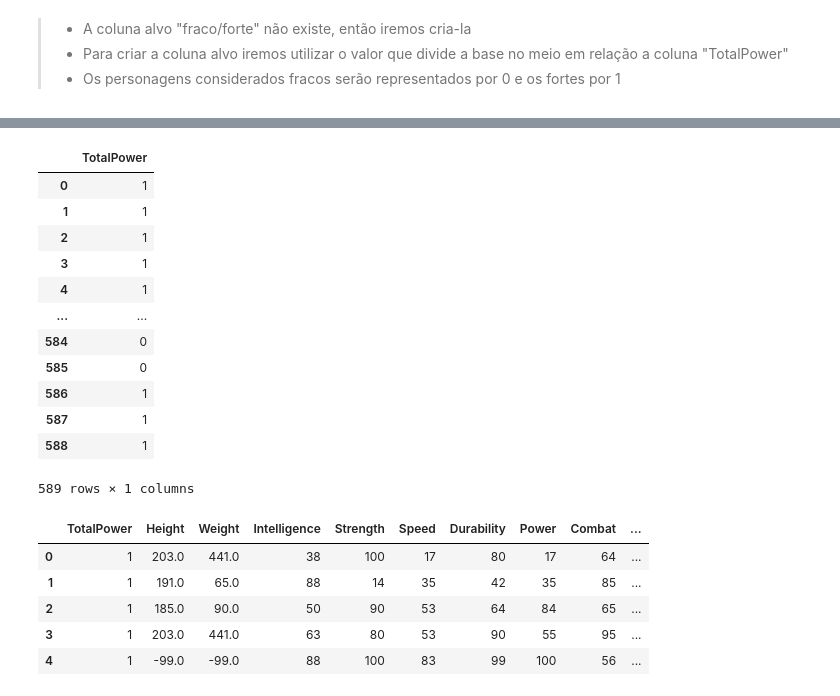
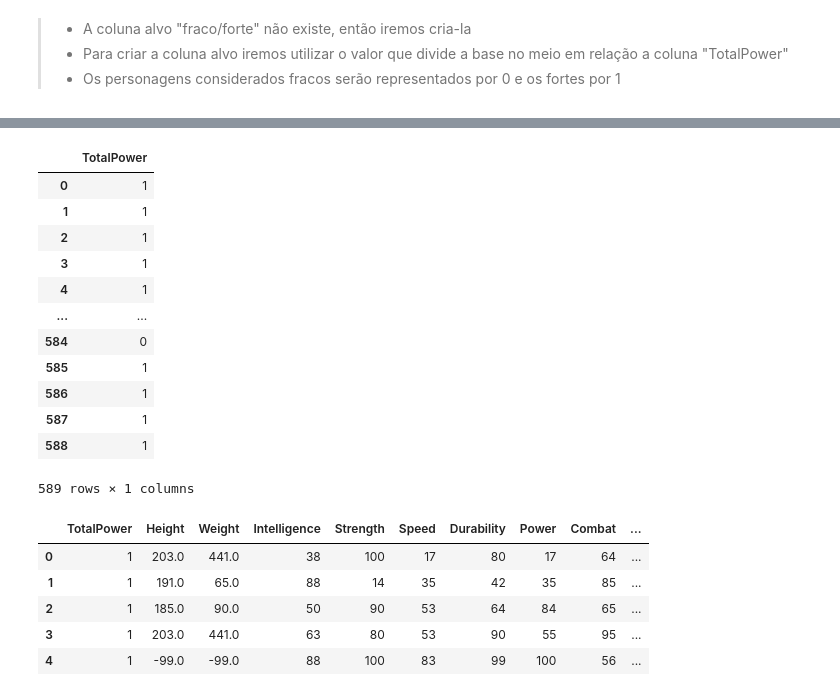
Before and after one commit to ashouy/Aprendizado-de-Maquina, a Jupyter notebook: Tarefa01.ipynb, the cells around one changed output, grey strips where cells are left out. Cells and saved outputs as stored; diff of their text form; code cells hidden in the pictures.

```diff
--- a/Tarefa01.ipynb
+++ b/Tarefa01.ipynb
@@ -379,19 +372,19 @@ heroes.describe()
 | max | 975.000000 | 900.000000 | 113.000000 | 100.000000 | 100.000000 | 120.000000 | 100.000000 | 101.000000 | 581.000000 | ... |
 # %%
 # criar colunaalvo para nível de poder
-coluna_aux = heroes['TotalPower'].apply(lambda x : 0 if x <= 257 else 1)
+coluna_aux = heroes['TotalPower'].apply(lambda x : 0 if x <= 175 else 1)
 coluna_alvo = coluna_aux.to_frame()
 coluna_alvo
 # %% [output]
 |  | TotalPower |
 | 0 | 1 |
 | 1 | 1 |
 | 2 | 1 |
 | 3 | 1 |
 | 4 | 1 |
 | ... | ... |
 | 584 | 0 |
-| 585 | 0 |
+| 585 | 1 |
 | 586 | 1 |
 | 587 | 1 |
 | 588 | 1 |
```
Also changed, not shown: parts of 38 cells of this notebook.
